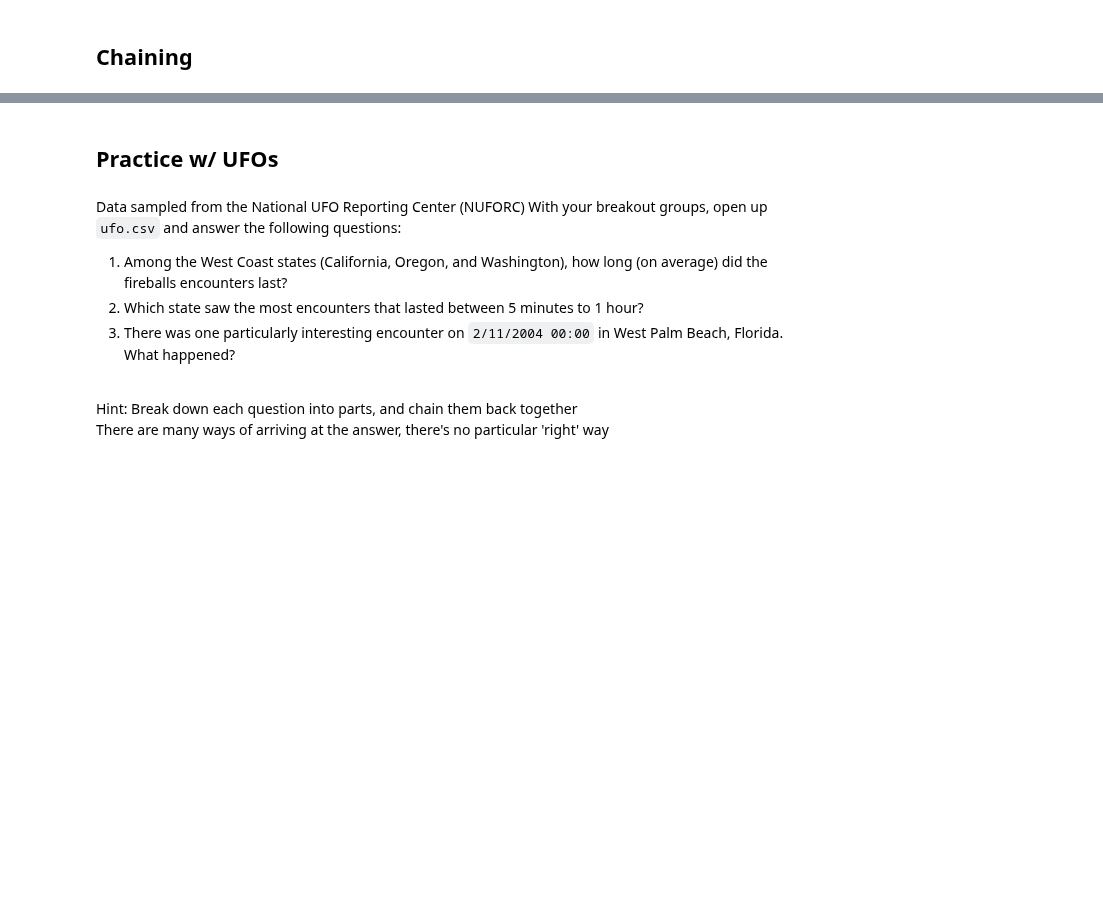
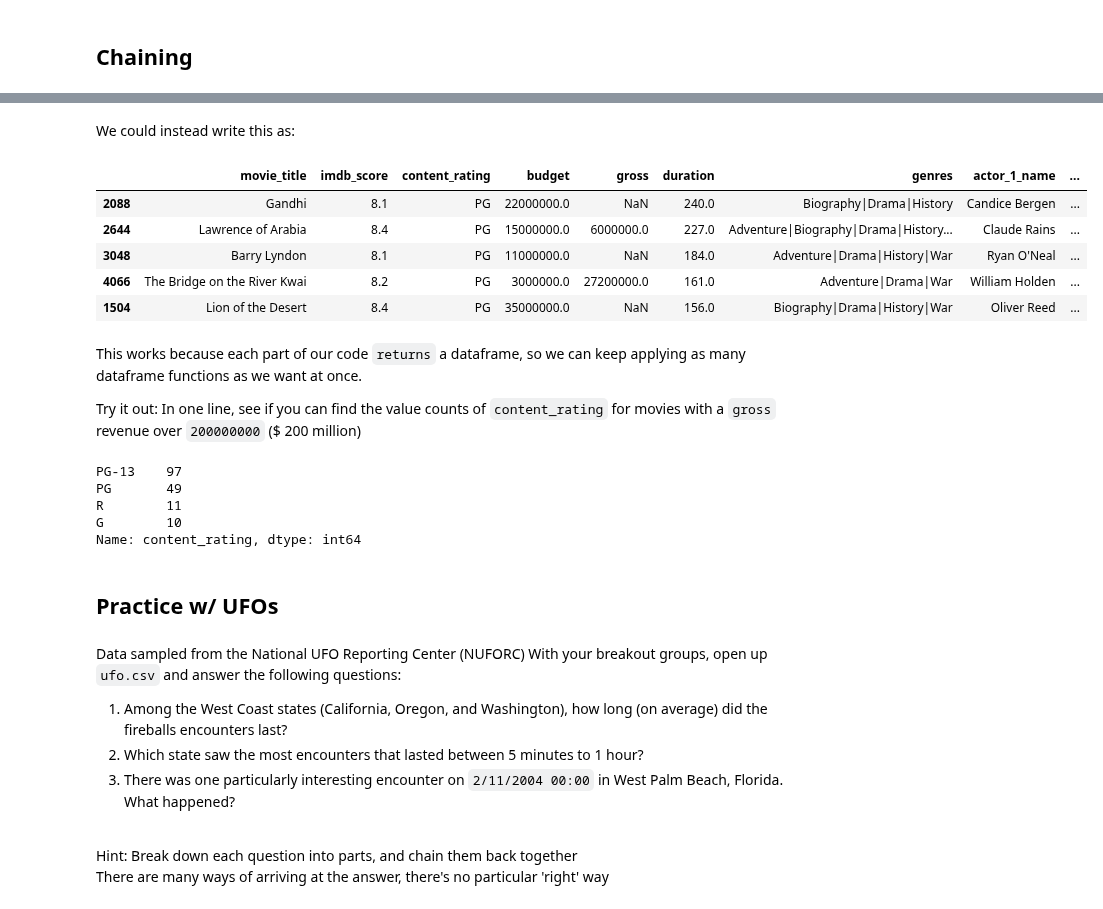
Before and after one commit to ishaandey/node, a Jupyter notebook: week-2/pandas_key.ipynb, the cells around one changed output, grey strips where cells are left out. Cells and saved outputs as stored; diff of their text form; code cells hidden in the pictures; blank space fills up the shorter version.

```diff
--- a/week-2/pandas_key.ipynb
+++ b/week-2/pandas_key.ipynb
@@ -318,3 +325,26 @@ One more quick helpful thing before we break out to practice
+# %% [markdown]
+We could instead write this as:
+# %%
+movies[movies.imdb_score > 8].loc[movies.content_rating == 'PG'].sort_values(by='duration',ascending=False).head()
+# %% [output]
+|  | movie_title | imdb_score | content_rating | budget | gross | duration | genres | actor_1_name | ... |
+| 2088 | Gandhi | 8.1 | PG | 22000000.0 | NaN | 240.0 | Biography|Drama|History | Candice Bergen | ... |
+| 2644 | Lawrence of Arabia | 8.4 | PG | 15000000.0 | 6000000.0 | 227.0 | Adventure|Biography|Drama|History... | Claude Rains | ... |
+| 3048 | Barry Lyndon | 8.1 | PG | 11000000.0 | NaN | 184.0 | Adventure|Drama|History|War | Ryan O'Neal | ... |
+| 4066 | The Bridge on the River Kwai | 8.2 | PG | 3000000.0 | 27200000.0 | 161.0 | Adventure|Drama|War | William Holden | ... |
+| 1504 | Lion of the Desert | 8.4 | PG | 35000000.0 | NaN | 156.0 | Biography|Drama|History|War | Oliver Reed | ... |
+# %% [markdown]
+This works because each part of our code `returns` a dataframe, so we can keep applying as many dataframe functions as we want at once.
+
+Try it out: In one line, see if you can find the value counts of `content_rating` for movies with a `gross` revenue over `200000000` ($ 200 million)
+# %%
+movies[movies.gross > 200000000].content_rating.value_counts()
+# %% [output]
+PG-13    97
+PG       49
+R        11
+G        10
+Name: content_rating, dtype: int64
 # %% [markdown]
 ## Practice w/ UFOs
 # %% [markdown]
```
Also changed, not shown: parts of 59 cells of this notebook.
